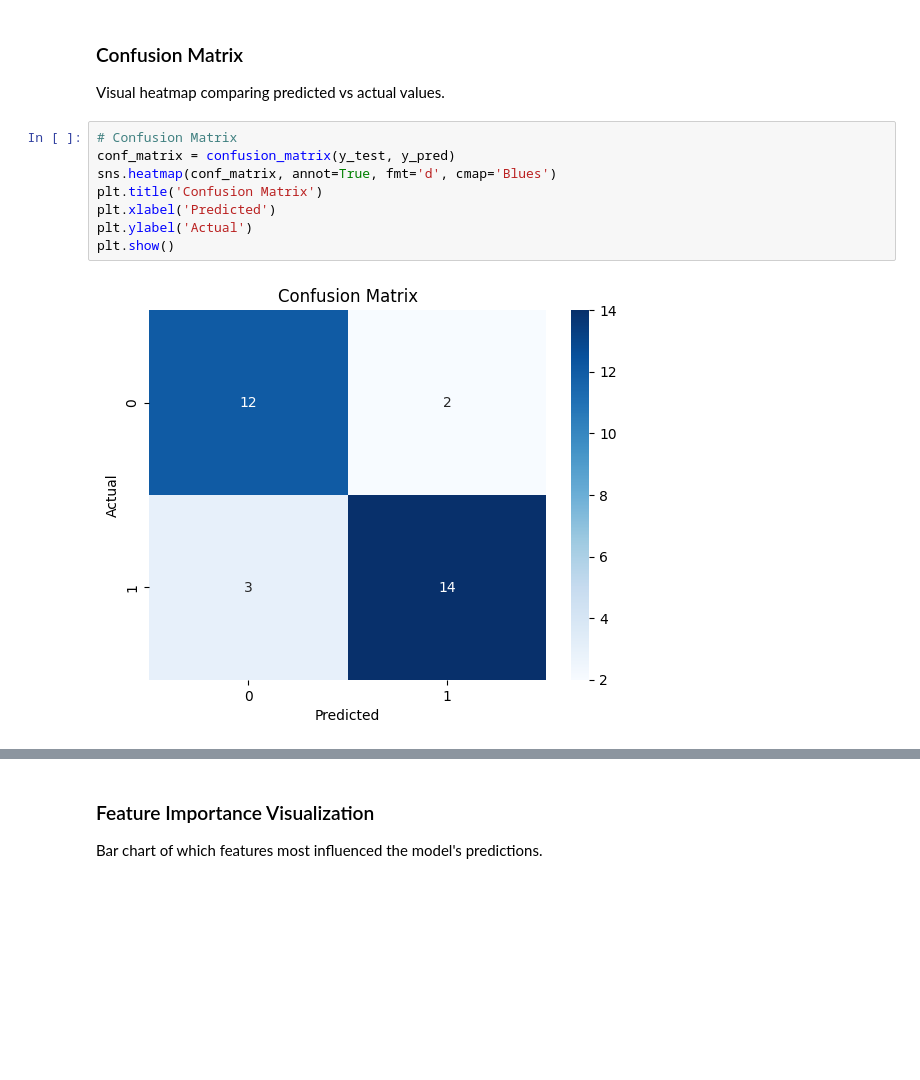
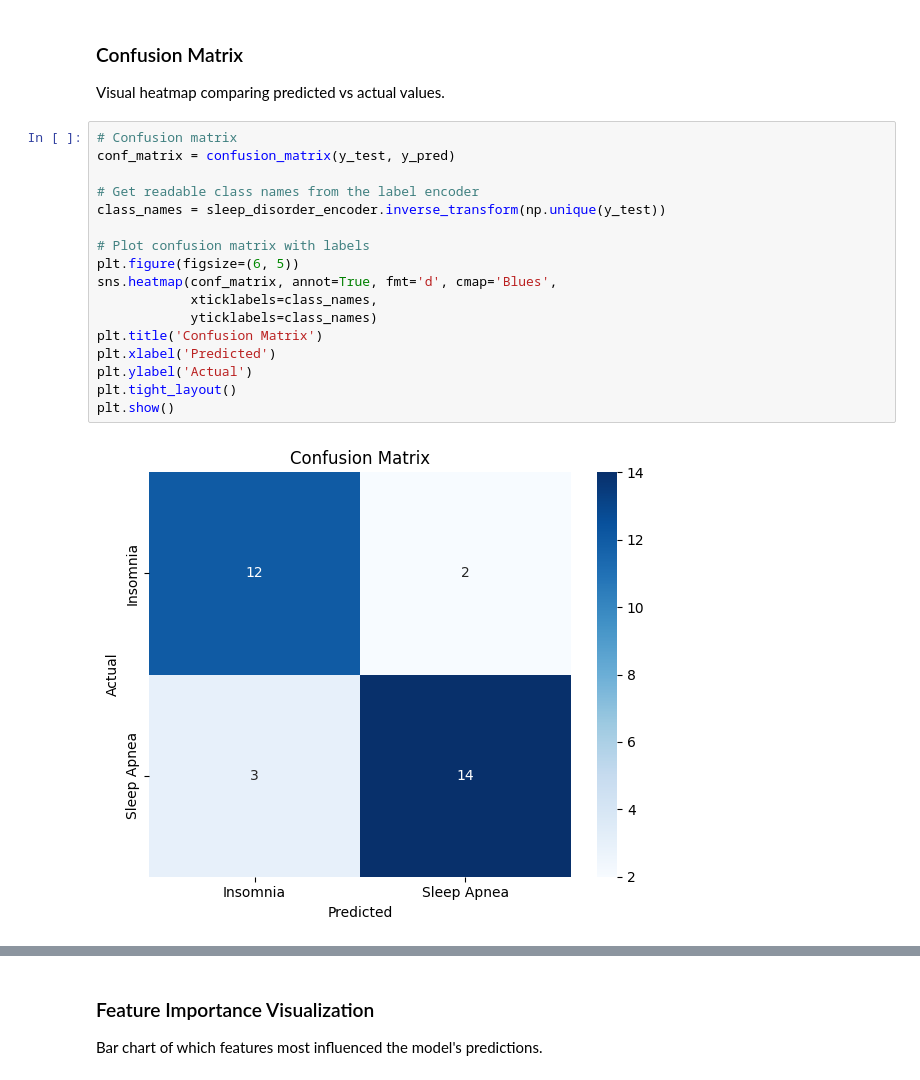
Before and after one commit to AI-DeepThinkers/Sleep-Health-and-Lifestyle, a Jupyter notebook: sleep_health.ipynb, the cells around one changed output, grey strips where cells are left out. Saved outputs shown, nothing was run; the diff lists cells and outputs as text; blank space fills up the shorter version.

Commit message:
update sleep_health
clarify implementation | comments

```diff
--- a/sleep_health.ipynb
+++ b/sleep_health.ipynb
@@ -190,13 +206,22 @@ This is a sign of class imbalance — something we could improve with techniques
 ### Confusion Matrix
 Visual heatmap comparing predicted vs actual values.
 # %%
-# Confusion Matrix
+# Confusion matrix
 conf_matrix = confusion_matrix(y_test, y_pred)
-sns.heatmap(conf_matrix, annot=True, fmt='d', cmap='Blues')
+
+# Get readable class names from the label encoder
+class_names = sleep_disorder_encoder.inverse_transform(np.unique(y_test))
+
+# Plot confusion matrix with labels
+plt.figure(figsize=(6, 5))
+sns.heatmap(conf_matrix, annot=True, fmt='d', cmap='Blues',
+            xticklabels=class_names,
+            yticklabels=class_names)
 plt.title('Confusion Matrix')
 plt.xlabel('Predicted')
 plt.ylabel('Actual')
+plt.tight_layout()
 plt.show()
 # %% [output]
-[figure, old version]
+[figure, new version]
 # %% [markdown]
```
Also changed, not shown: parts of 6 cells of this notebook.
